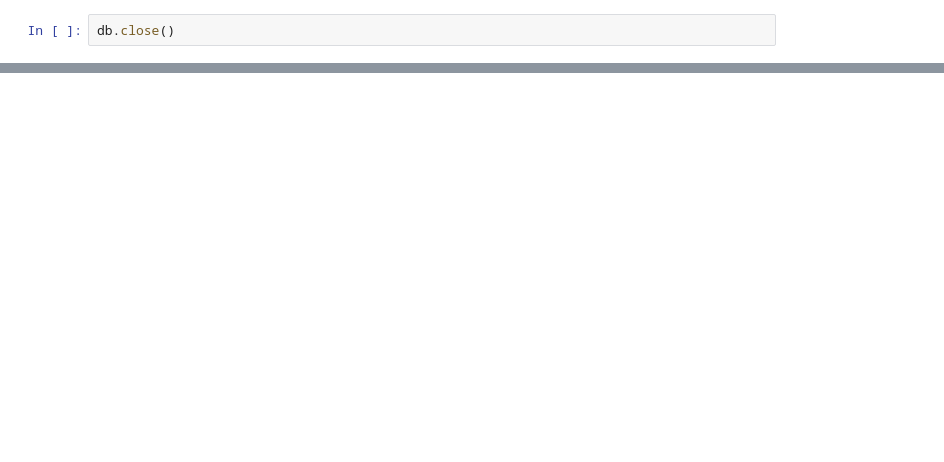
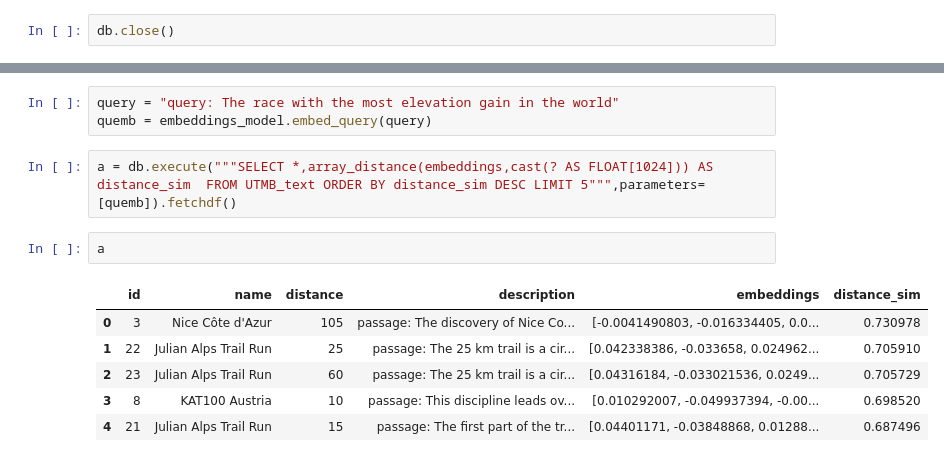
Before and after one commit to thibtd/DataEng_UTMB_pipeline, a Jupyter notebook: analysis/RAG_notebook.ipynb, the cells around one changed output, grey strips where cells are left out. Drawn from its saved outputs; the diff is of its cells as text; blank space fills up the shorter version.

```diff
--- a/analysis/RAG_notebook.ipynb
+++ b/analysis/RAG_notebook.ipynb
@@ -188,0 +206,14 @@ db.close()
+# %%
+query = "query: The race with the most elevation gain in the world"
+quemb = embeddings_model.embed_query(query)
+# %%
+a = db.execute("""SELECT *,array_distance(embeddings,cast(? AS FLOAT[1024])) AS distance_sim  FROM UTMB_text ORDER BY distance_sim DESC LIMIT 5""",parameters=[quemb]).fetchdf()
+# %%
+a
+# %% [output]
+|  | id | name | distance | description | embeddings | distance_sim |
+| 0 | 3 | Nice Côte d'Azur | 105 | passage: The discovery of Nice Co... | [-0.0041490803, -0.016334405, 0.0... | 0.730978 |
+| 1 | 22 | Julian Alps Trail Run | 25 | passage: The 25 km trail is a cir... | [0.042338386, -0.033658, 0.024962... | 0.705910 |
+| 2 | 23 | Julian Alps Trail Run | 60 | passage: The 25 km trail is a cir... | [0.04316184, -0.033021536, 0.0249... | 0.705729 |
+| 3 | 8 | KAT100 Austria | 10 | passage: This discipline leads ov... | [0.010292007, -0.049937394, -0.00... | 0.698520 |
+| 4 | 21 | Julian Alps Trail Run | 15 | passage: The first part of the tr... | [0.04401171, -0.03848868, 0.01288... | 0.687496 |
```
Also changed, not shown: parts of 34 cells of this notebook, 4 other files.
